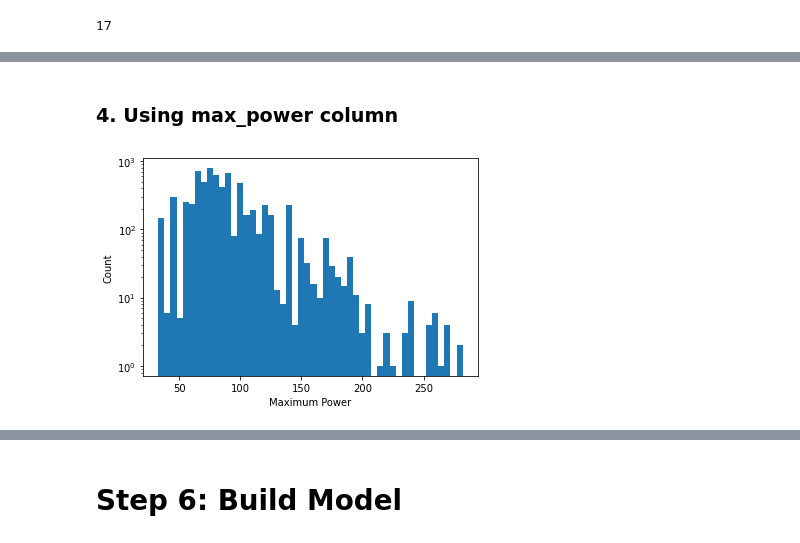
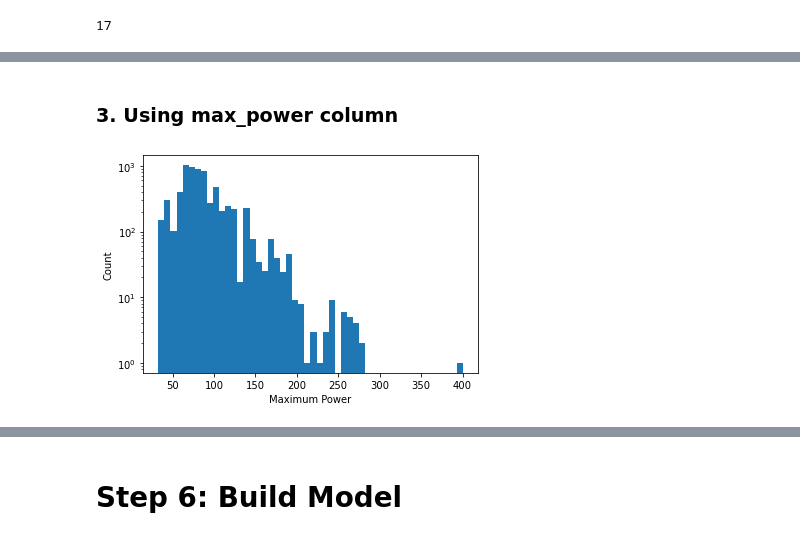
Before and after one commit to Kholeka98/Machine-learning, a Jupyter notebook: Car price prediction.ipynb, the cells around one changed output, grey strips where cells are left out. Saved outputs shown, nothing was run; the diff lists cells and outputs as text; code cells hidden in the pictures.

```diff
--- a/Car price prediction.ipynb
+++ b/Car price prediction.ipynb
@@ -417,8 +380,8 @@ Name: mileage, dtype: float64
 |  | year | selling_price | km_driven | transmission | mileage | engine | max_power | seats | fuel_Diesel | ... |
 | 4575 | 2010 | 235000 | 50000 | 0 | 10.71 | 1948.0 | 90.0 | 14.0 | 1 | ... |
 # %%
-df4_new = df3_new[~(df3_new.seats== float(14))]
-df4_new
+df3_new = df2_new[~(df2_new.seats== float(14))]
+df3_new
 # %% [output]
 |  | year | selling_price | km_driven | transmission | mileage | engine | max_power | seats | fuel_Diesel | ... |
 | 0 | 2014 | 450000 | 145500 | 0 | 23.40 | 1248.0 | 74.00 | 5.0 | 1 | ... |
@@ -436,12 +399,12 @@ df4_new
 # %% [markdown]
-### **4. Using max_power column**
+### **3. Using max_power column**
 # %%
-plt.hist(df4_new.max_power, bins=50)
+plt.hist(df3_new.max_power, bins=50)
 plt.xlabel("Maximum Power")
 plt.ylabel("Count")
 plt.yscale('log')
 
 plt.show()
 # %% [output]
-[figure, old version]
+[figure, new version]
 # %%
```
Also changed, not shown: parts of 17 cells of this notebook.
